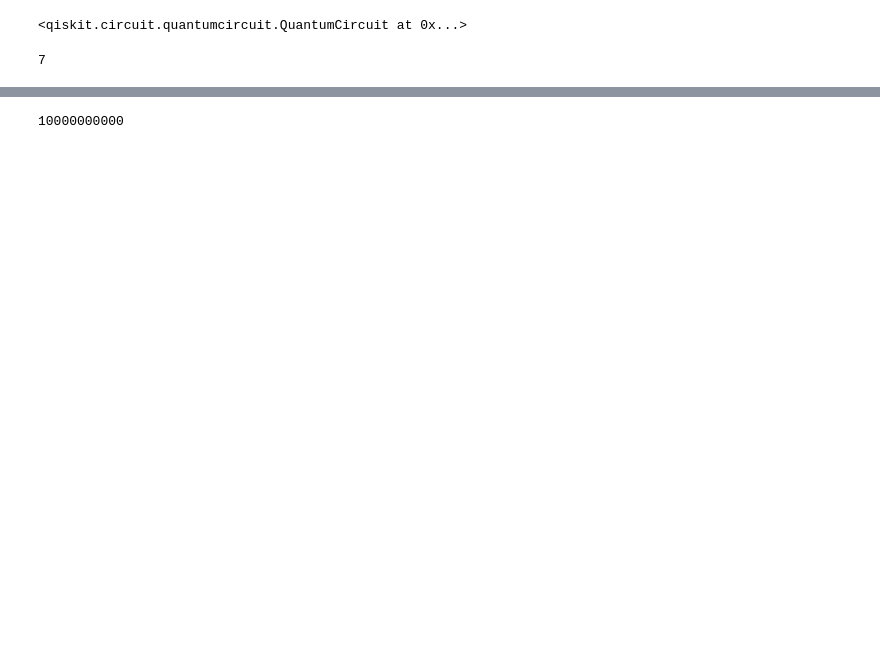
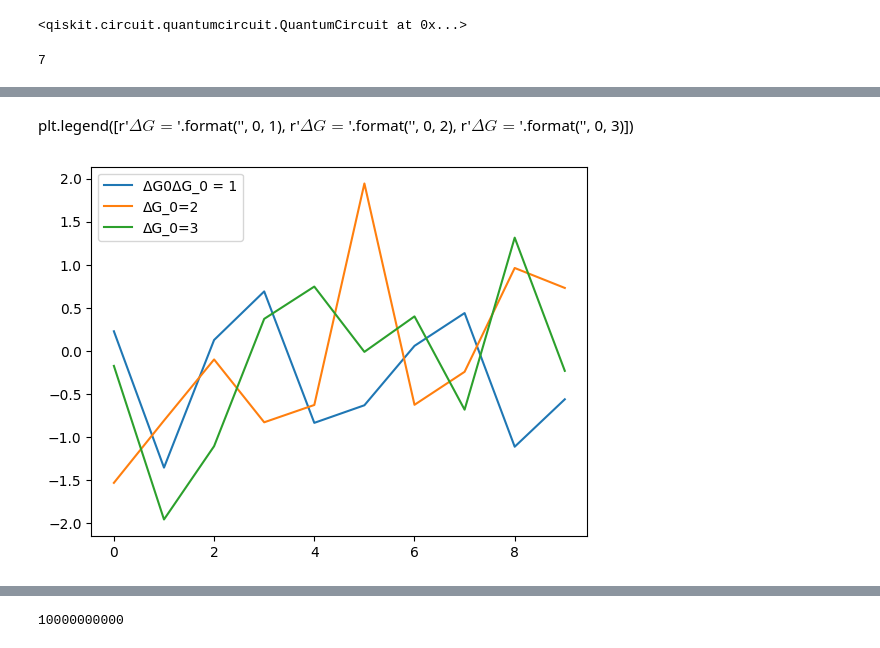
Before and after one commit to gideonuchehara/GidNET-Qubit-Reuse-Algorithm, a Jupyter notebook: results/notebook.ipynb, the cells around one changed output, grey strips where cells are left out. Saved outputs shown, nothing was run; the diff lists cells and outputs as text; code cells hidden in the pictures; blank space fills up the shorter version.

```diff
--- a/results/notebook.ipynb
+++ b/results/notebook.ipynb
@@ -82,0 +359,4 @@ ANTLR runtime and generated code versions disagree: 4.13.0!=4.10.1
+# %% [markdown]
+plt.legend([r'${}\Delta G_{} = {}$'.format('', 0, 1),
+            r'${}\Delta G_{} = {}$'.format('', 0, 2),
+            r'${}\Delta G_{} = {}$'.format('', 0, 3)])
@@ -82,0 +365,13 @@ ANTLR runtime and generated code versions disagree: 4.13.0!=4.10.1
+# %%
+import numpy as np
+import matplotlib.pyplot as plt
+
+
+fig = plt.figure()
+for _ in range(3):
+    plt.plot(range(10), np.random.randn(10))
+plt.legend([r'{} = 1'.format(ΔG0ΔG_0),r'ΔG_0=2',r'ΔG_0=3'])
+
+plt.show()
+# %% [output]
+[figure, added]
```
Also changed, not shown: parts of 31 cells of this notebook, 13 other files.
